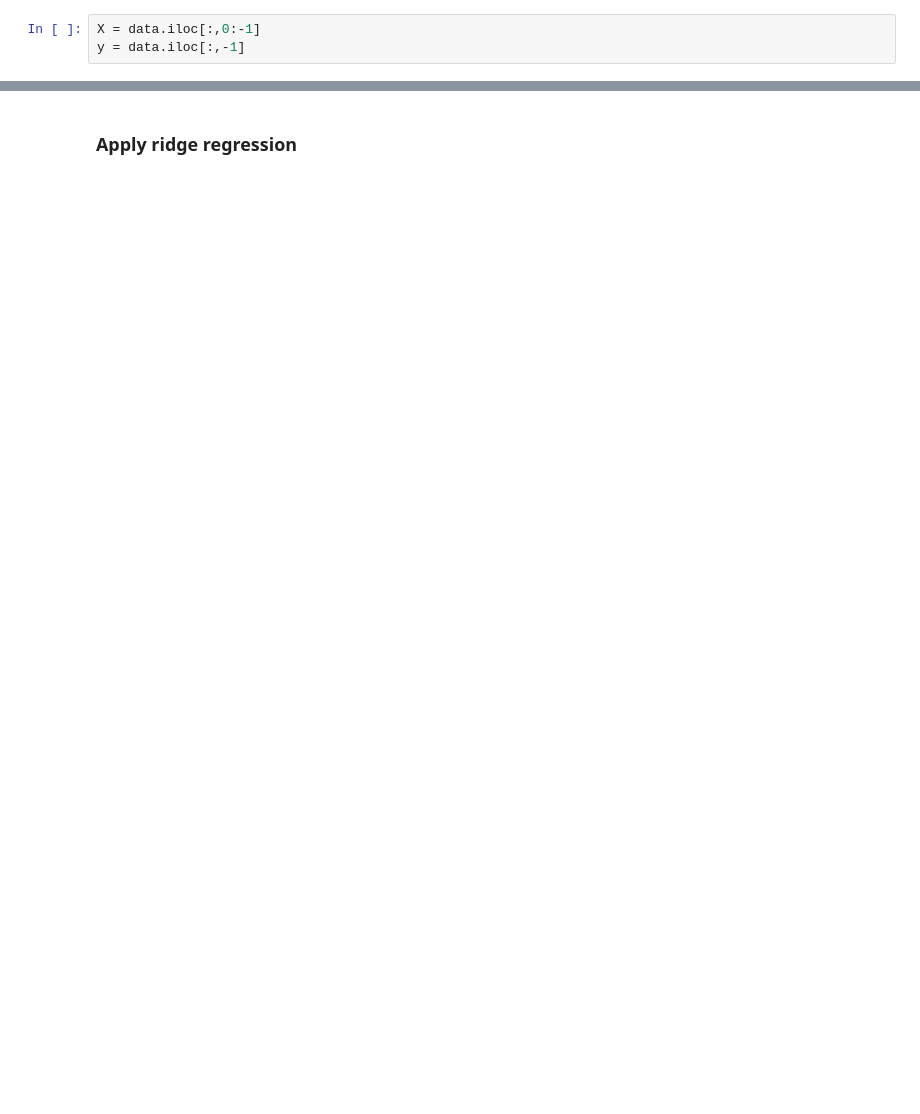
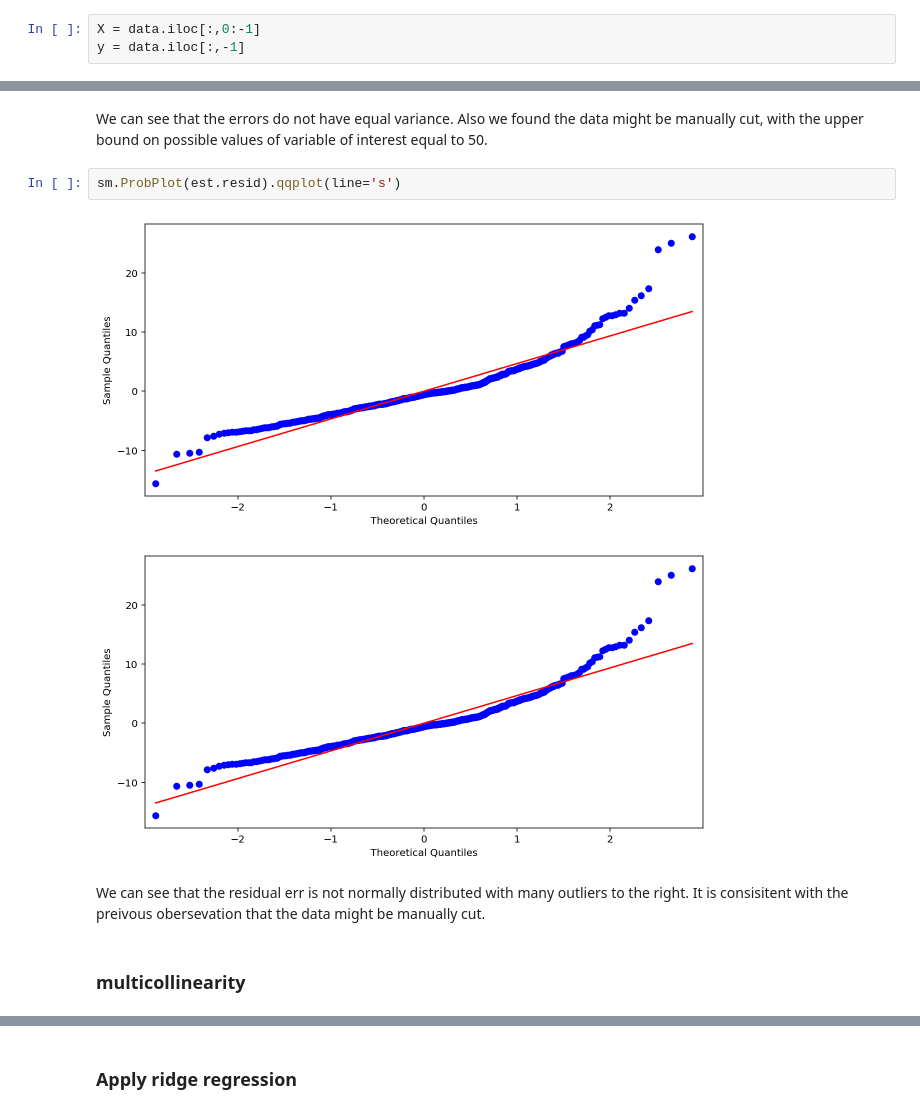
Before and after one commit to jeremy-dai/23-Statistical-Learning, a Jupyter notebook: Assignment 1/Assignment 1.ipynb, the cells around one changed output, grey strips where cells are left out. Saved outputs shown, nothing was run; the diff lists cells and outputs as text; blank space fills up the shorter version.

```diff
--- a/Assignment 1/Assignment 1.ipynb
+++ b/Assignment 1/Assignment 1.ipynb
@@ -168,0 +139,11 @@ display(df_max.head(3))
+# %% [markdown]
+We can see that the errors do not have equal variance. Also we found the data might be manually cut, with the upper bound on possible values of variable of interest equal to 50.
+# %%
+sm.ProbPlot(est.resid).qqplot(line='s')
+# %% [output]
+[figure, added]
+[figure, added]
+# %% [markdown]
+We can see that the residual err is not normally distributed with many outliers to the right. It is consisitent with the preivous obersevation that the data might be manually cut.
+# %% [markdown]
+### multicollinearity
```
Also changed, not shown: parts of 102 cells of this notebook, 7 other files.
